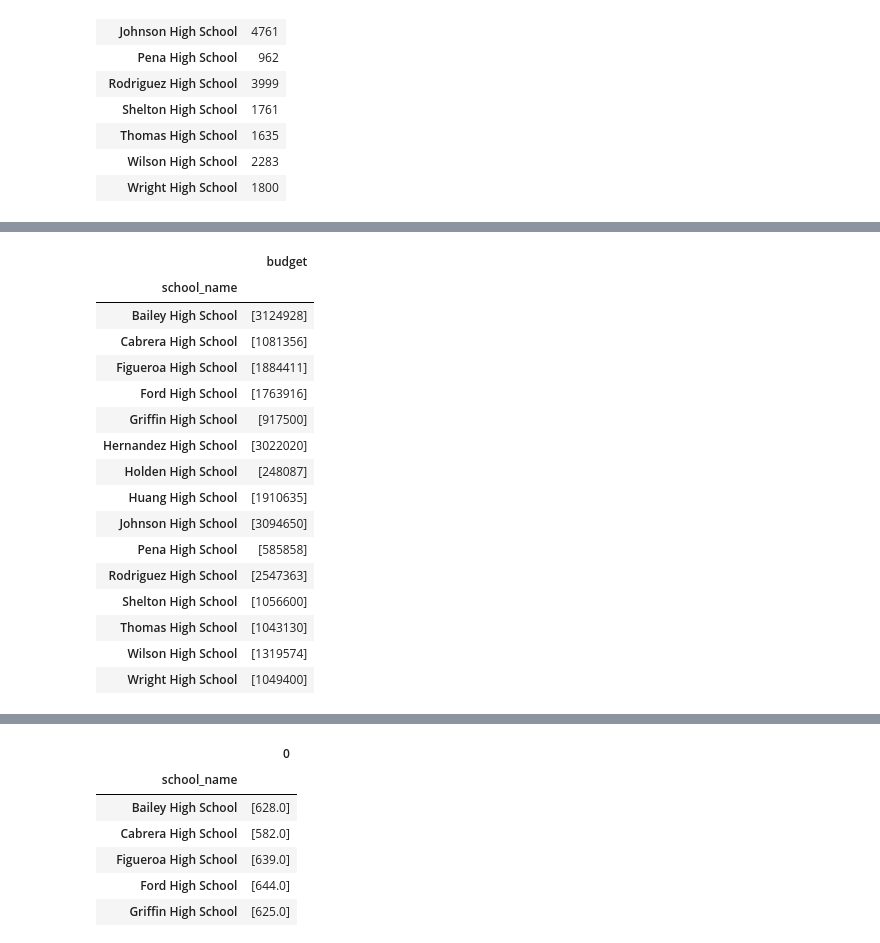
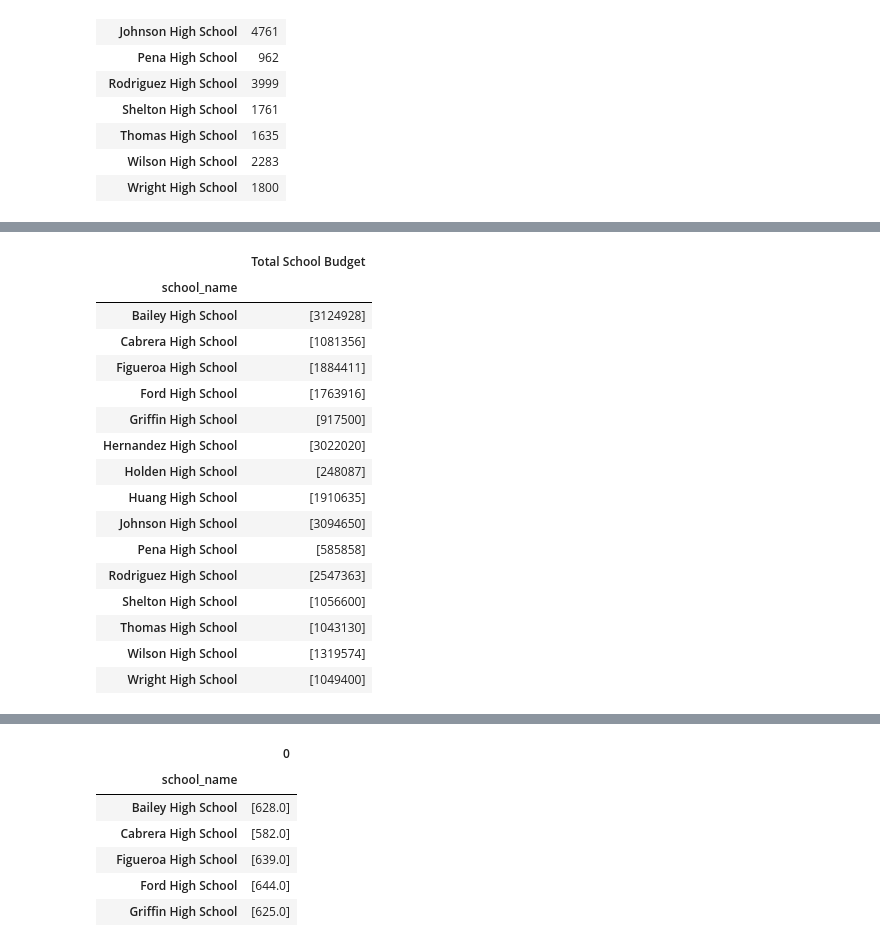
Before and after one commit to shanCH3n/pandas-challenge, a Jupyter notebook: PyCitySchools_MAIN.ipynb, the cells around one changed output, grey strips where cells are left out. Saved outputs shown, nothing was run; the diff lists cells and outputs as text; code cells hidden in the pictures.

```diff
--- a/PyCitySchools_MAIN.ipynb
+++ b/PyCitySchools_MAIN.ipynb
@@ -317,10 +333,11 @@ schools_grp_size
 # %%
 #Determine total budget per school
 
 schools_grp_budget = pd.DataFrame(grp_school["budget"].unique())
+schools_grp_budget = schools_grp_budget.rename(columns={"budget":"Total School Budget"})
 schools_grp_budget
 # %% [output]
-|  | budget |
+|  | Total School Budget |
 | school_name |  |
 | Bailey High School | [3124928] |
 | Cabrera High School | [1081356] |
```
Also changed, not shown: parts of 14 cells of this notebook.
